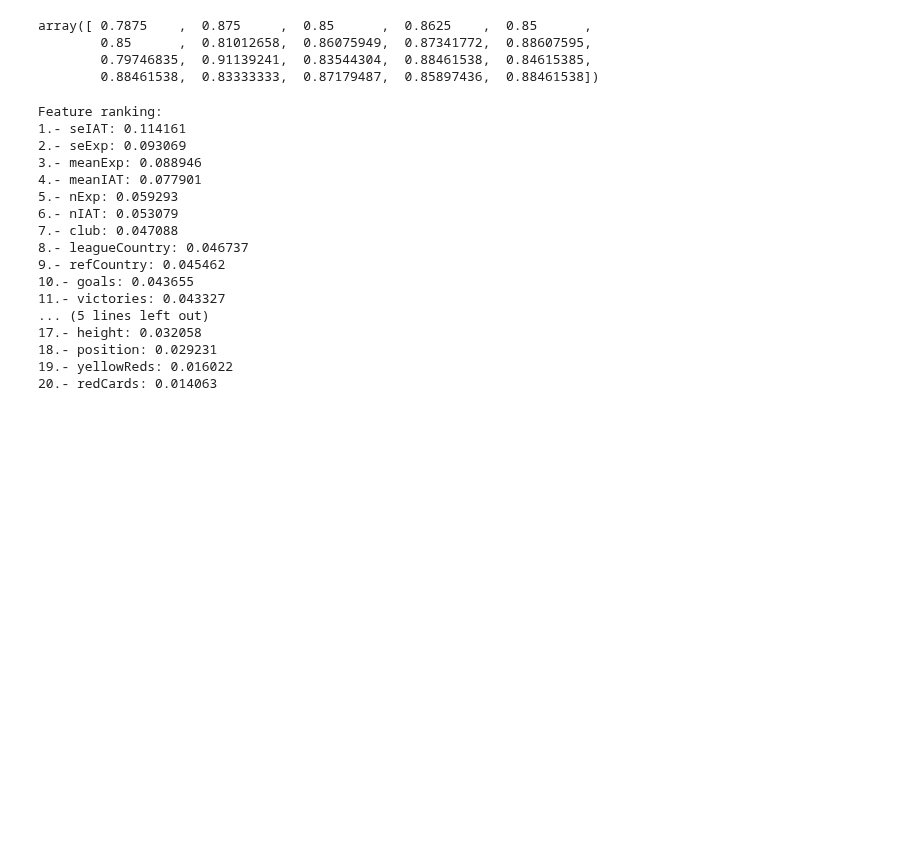
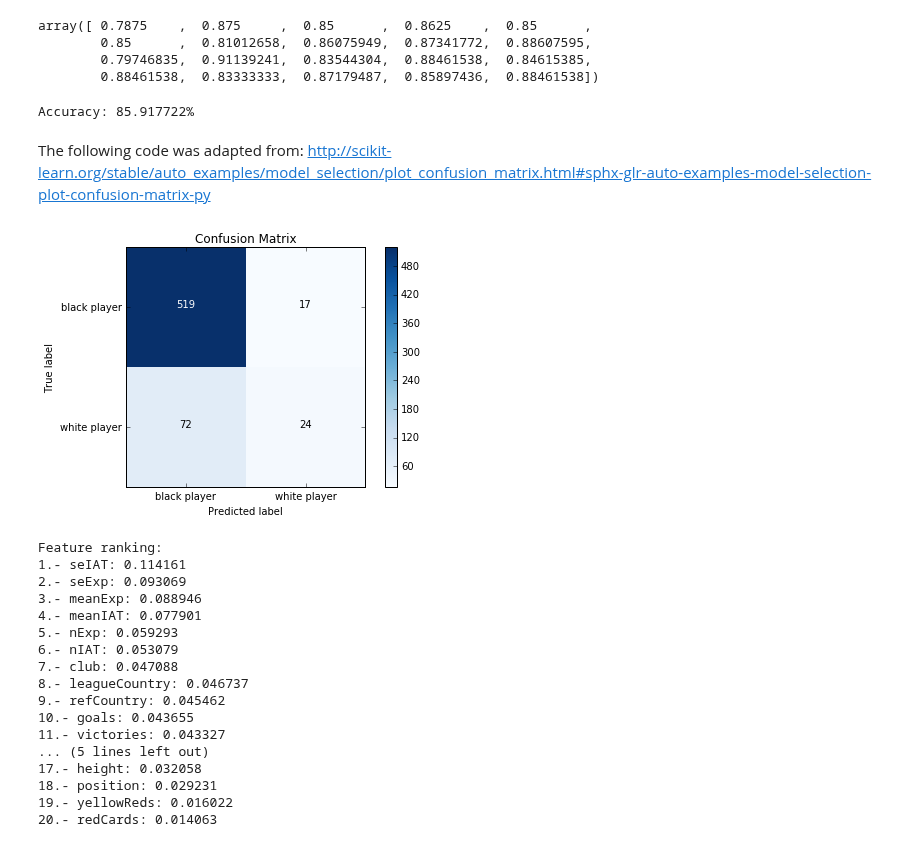
Before and after one commit to kirtanp/ADA-EPFL-2016, a Jupyter notebook: Lab4/soccer_race.ipynb, the cells around one changed output. Drawn from its saved outputs; the diff is of its cells as text; code cells hidden in the pictures; blank space fills up the shorter version.

Commit message:
added confusion matrix: ex1 almost done, just the explanations and the bonus are missing

```diff
--- a/Lab4/soccer_race.ipynb
+++ b/Lab4/soccer_race.ipynb
@@ -369,6 +373,36 @@ array([ 0.7875    ,  0.875     ,  0.85      ,  0.8625    ,  0.85      ,
         0.85      ,  0.81012658,  0.86075949,  0.87341772,  0.88607595,
         0.79746835,  0.91139241,  0.83544304,  0.88461538,  0.84615385,
         0.88461538,  0.83333333,  0.87179487,  0.85897436,  0.88461538])
+# %%
+#Confusion matrix
+X_train, X_test, y_train, y_test = train_test_split(x, y, test_size=0.40)
+rfc =rfc.fit(X_train, y_train)
+y_predict=rfc.predict(X_test)
+cm=confusion_matrix(y_test, y_predict)
+accuracy=sum(y_test==y_predict)/(len(y_test))*100
+print('Accuracy: %f%%' % accuracy)
+# %% [output]
+Accuracy: 85.917722%
+# %% [markdown]
+The following code was adapted from:
+http://scikit-learn.org/stable/auto_examples/model_selection/plot_confusion_matrix.html#sphx-glr-auto-examples-model-selection-plot-confusion-matrix-py
+# %%
+plt.figure()
+plt.imshow(cm, interpolation='nearest', cmap=plt.cm.Blues)
+plt.title('Confusion Matrix')
+plt.colorbar()
+tick_marks = np.arange(2)
+plt.xticks(tick_marks, ['black player','white player'])
+plt.yticks(tick_marks, ['black player','white player'])
+thresh = cm.max() / 2.
+for i, j in itertools.product(range(cm.shape[0]), range(cm.shape[1])):
+    plt.text(j, i, cm[i, j], horizontalalignment="center",color="white" if cm[i, j] > thresh else "black")
+plt.tight_layout()
+plt.ylabel('True label')
+plt.xlabel('Predicted label')
+plt.show()
+# %% [output]
+[figure, added]
 # %%
 #Feature importance
 rfc =rfc.fit(x, y)
```
Also changed, not shown: parts of 3 cells of this notebook.
